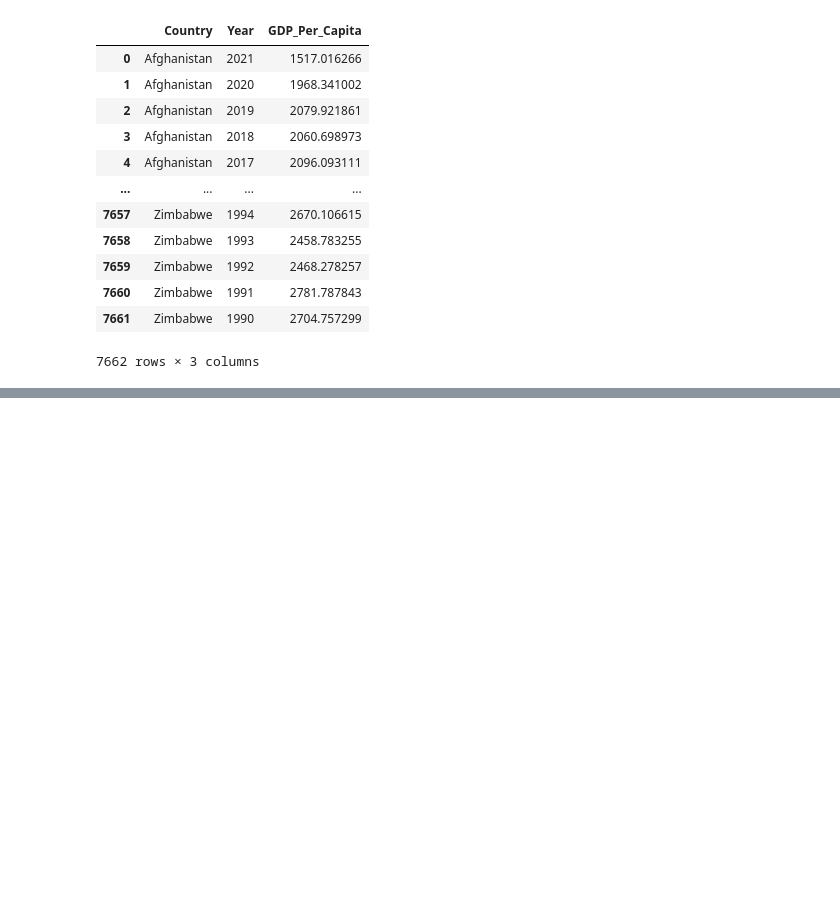
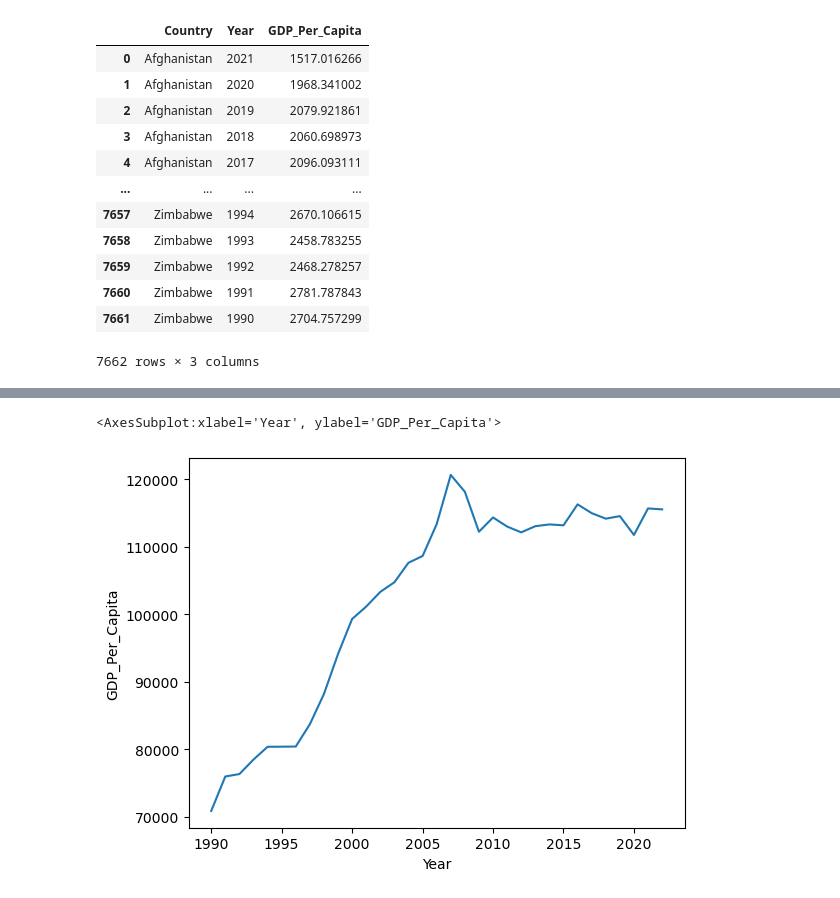
Before and after one commit to NSS-Data-Analytics-Cohort-10/gdp-and-internet-usage-ekinnard23, a Jupyter notebook: notebooks/gdp_and_internet_usage_eddie_kinnard.ipynb, the cells around one changed output, grey strips where cells are left out. Saved outputs shown, nothing was run; the diff lists cells and outputs as text; code cells hidden in the pictures; blank space fills up the shorter version.

```diff
--- a/notebooks/gdp_and_internet_usage_eddie_kinnard.ipynb
+++ b/notebooks/gdp_and_internet_usage_eddie_kinnard.ipynb
@@ -113,0 +247,3 @@ In this question, you're going to create some plots to show the distribution of
+# %%
+richest_history = gdp_df[gdp_df.Country == 'Luxembourg'].sort_values('Year').reset_index(drop=True)
+richest_history
@@ -113,0 +268,5 @@ In this question, you're going to create some plots to show the distribution of
+# %%
+sns.lineplot(data=richest_history, x = 'Year', y ='GDP_Per_Capita')
+# %% [output]
+<AxesSubplot:xlabel='Year', ylabel='GDP_Per_Capita'>
+[figure, added]
```
Also changed, not shown: parts of 32 cells of this notebook.
